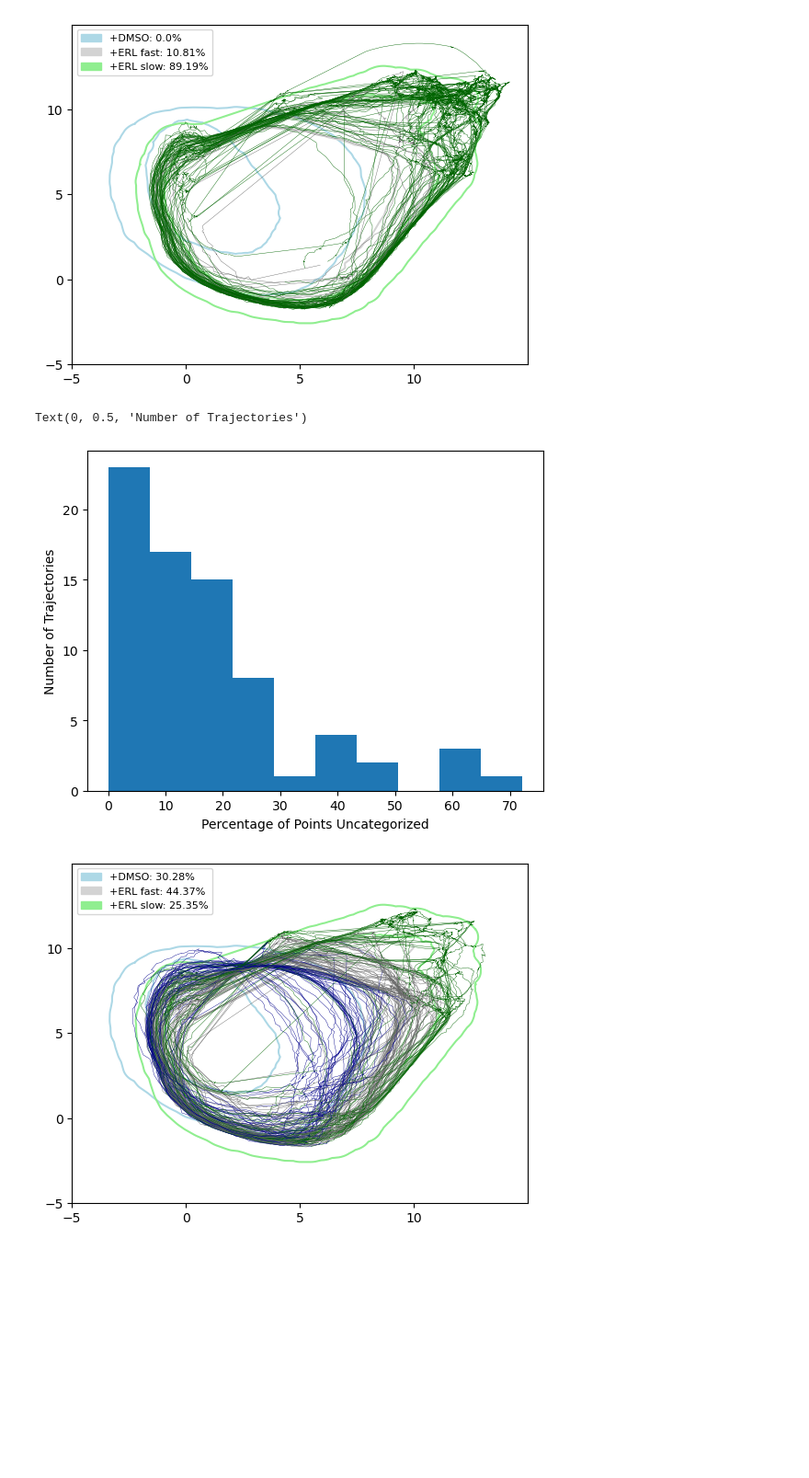
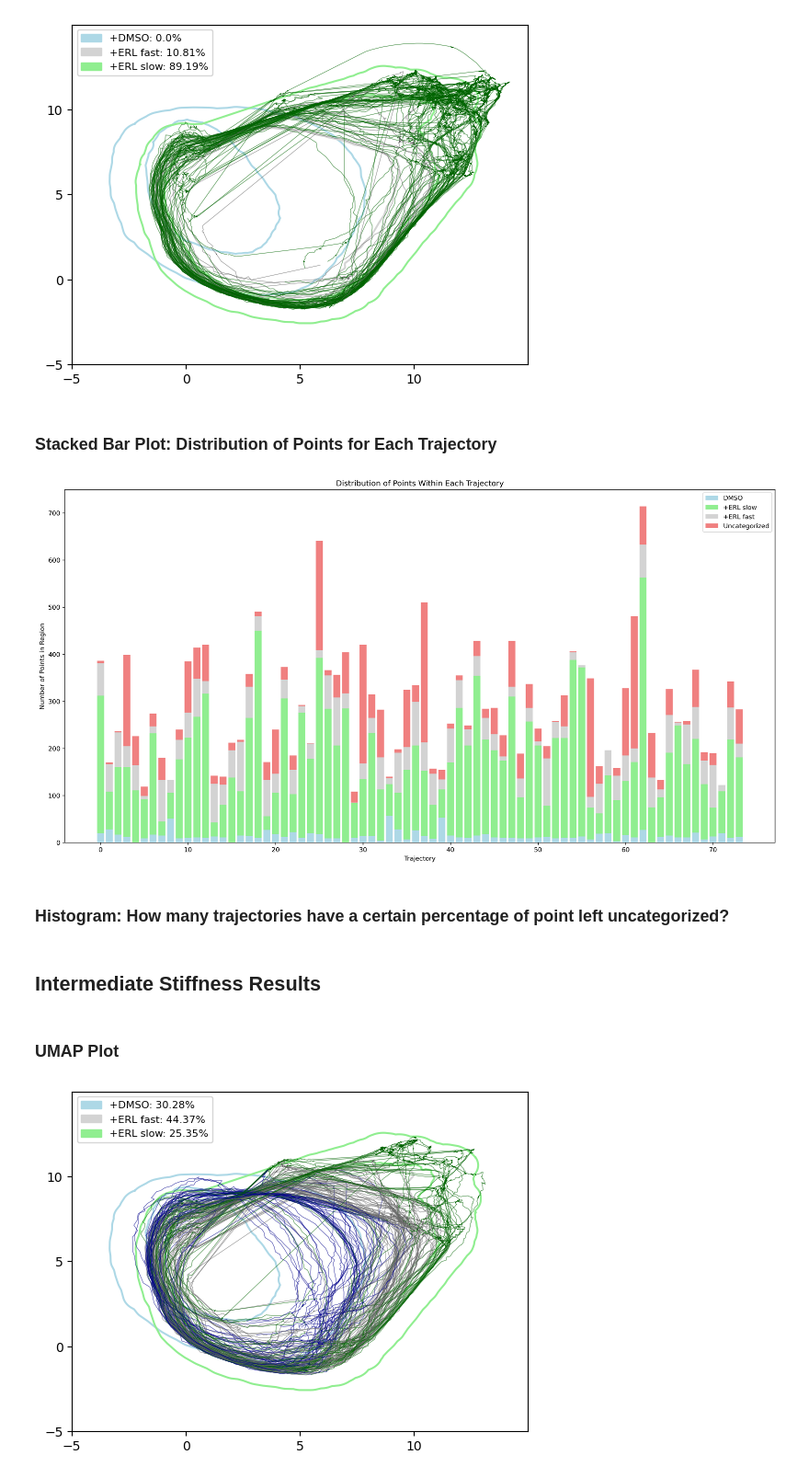
Before and after one commit to QuLab-VU/ECM_cell_cycle_model, a Jupyter notebook: model_analysis_victoria/quant_traj_formal_expandregions.ipynb, the cells around one changed output. Shown at 92% size. Saved outputs shown, nothing was run; the diff lists cells and outputs as text; code cells hidden in the pictures; blank space fills up the shorter version.

```diff
--- a/model_analysis_victoria/quant_traj_formal_expandregions.ipynb
+++ b/model_analysis_victoria/quant_traj_formal_expandregions.ipynb
@@ -416,6 +416,11 @@ def plot_by_class(UMAP_vals):
 
 
     # Classify trajectories
+    dmso_num = []
+    erl_slow_num = []
+    erl_fast_num = []
+    pts_out_num = []
+
     for num in range(len(UMAP_vals)):
 
         erl_slow_count = 0
@@ -447,18 +452,27 @@ def plot_by_class(UMAP_vals):
             else:
                 num_pts_outside += 1
 
+        # save counts
+        dmso_num.append(dmso_count)
+        erl_slow_num.append(erl_slow_count)
+        erl_fast_num.append(erl_fast_count)
+        pts_out_num.append(num_pts_outside)
 
+
+        # percent of point in each class
         traj_class = [erl_slow_count, erl_fast_count, dmso_count]
         point_total = erl_slow_count + erl_fast_count + dmso_count + num_pts_outside
         traj_perc = [(x/point_total)*100 for x in traj_class]
 
 
+        # percentage of points outside regions
         if (num == 0):
             perc_not_counted = [round((num_pts_outside/point_total)*100,2)]
         else:
             perc_not_counted.append(round((num_pts_outside/point_total)*100,2))
 
 
+        # use percentage to designate class
         if ((round(traj_perc[0],2) > round(traj_perc[1],2)) & (round(traj_perc[0],2) > round(traj_perc[2],2))):
             color='darkgreen'
             erl_slow += 1
@@ -486,4 +500,5 @@ def plot_by_class(UMAP_vals):
 
         '+DMSO, ODE' '+ERL, ODE'
 
-    return classes, perc_not_counted
+
+    return classes, perc_not_counted, dmso_num, erl_slow_num, erl_fast_num, pts_out_num, UMAP_vals
@@ -490,12 +509,41 @@ def plot_by_class(UMAP_vals):
 # %%
-result = plot_by_class(umap_all_erl_1_1)
+result_lowstiff = plot_by_class(umap_all_erl_1_1)
 # %% [output]
 [figure]
+# %% [markdown]
+### Stacked Bar Plot: Distribution of Points for Each Trajectory
+# %%
+plt.figure(figsize=(20,10),dpi=300)
+
+# create data
+x = np.arange(sum(result_lowstiff[0]))
+
+y1 = np.array(result_lowstiff[2])
+y2 = np.array(result_lowstiff[3])
+y3 = np.array(result_lowstiff[4])
+y4 = np.array(result_lowstiff[5])
+
+# plot bars in stack manner
+plt.bar(x, y1, color='lightblue')
+plt.bar(x, y2, bottom=y1, color='lightgreen')
+plt.bar(x, y3, bottom=y1+y2, color='lightgrey')
+plt.bar(x, y4, bottom=y1+y2+y3, color='lightcoral')
+
+plt.xlabel("Trajectory")
+plt.ylabel("Number of Points in Region")
+plt.legend(["DMSO", "+ERL slow", "+ERL fast", "Uncategorized"])
+plt.title("Distribution of Points Within Each Trajectory")
+plt.show()
+# %% [output]
+[figure, added]
+# %% [markdown]
+### Histogram: How many trajectories have a certain percentage of point left uncategorized?
 # %%
-plt.hist(result[1])
-plt.xlabel('Percentage of Points Uncategorized')
-plt.ylabel('Number of Trajectories')
+# plt.hist(result_lowstiff[1])
+# plt.xlabel('Percentage of Points Uncategorized')
+# plt.ylabel('Number of Trajectories')
-# %% [output]
-Text(0, 0.5, 'Number of Trajectories')
-[figure, removed]
+# %% [markdown]
+## Intermediate Stiffness Results
+# %% [markdown]
+### UMAP Plot
 # %%
```
Also changed, not shown: parts of 14 cells of this notebook, 2 other files.
